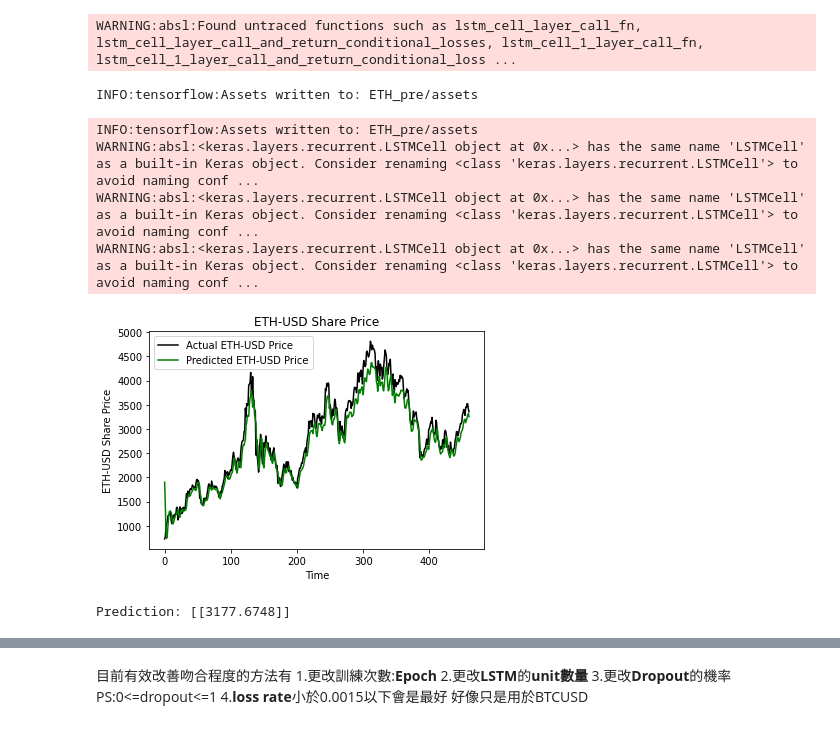
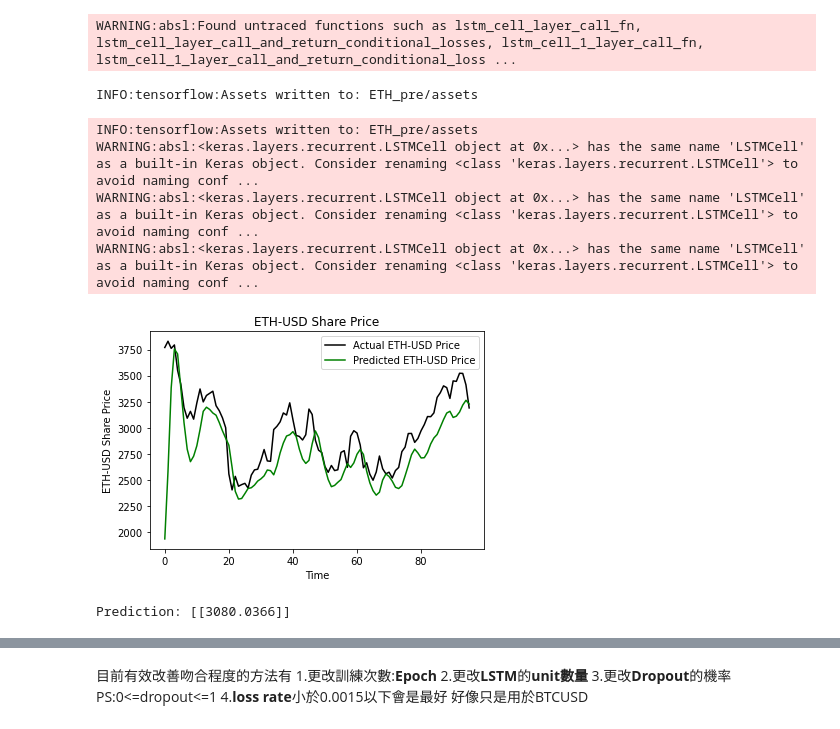
Before and after one commit to hibana2077/AI-stock-crypto-prediction, a Jupyter notebook: LSTM_Sample.ipynb, the cells around one changed output, grey strips where cells are left out. Cells and saved outputs as stored; diff of their text form; code cells hidden in the pictures.

```diff
--- a/LSTM_Sample.ipynb
+++ b/LSTM_Sample.ipynb
@@ -86,7 +86,7 @@ from tensorflow.keras.layers import Dense, Dropout, LSTM
 company = 'ETH-USD'
 
 start = dt.datetime(2016, 1, 1)
-end = dt.datetime(2021, 3, 31)
+end = dt.datetime(2021, 4, 6)
 
 data = web.DataReader(company, 'yahoo', start, end)
 
@@ -127,7 +127,7 @@ model.save('ETH_pre')
 '''Test the model accuracy on existing data'''
 
 #Load Test Data
-test_start=dt.datetime(2021, 1, 1)
+test_start=dt.datetime(2022, 1, 1)
 test_end=dt.datetime.now()
 
 test_data = web.DataReader(company, 'yahoo', test_start, test_end)
@@ -190,11 +190,11 @@ Epoch 30/30
 WARNING:absl:Found untraced functions such as lstm_cell_layer_call_fn, lstm_cell_layer_call_and_return_conditional_losses, lstm_cell_1_layer_call_fn, lstm_cell_1_layer_call_and_return_conditional_loss ...
 INFO:tensorflow:Assets written to: ETH_pre/assets
 INFO:tensorflow:Assets written to: ETH_pre/assets
 WARNING:absl:<keras.layers.recurrent.LSTMCell object at 0x...> has the same name 'LSTMCell' as a built-in Keras object. Consider renaming <class 'keras.layers.recurrent.LSTMCell'> to avoid naming conf ...
 WARNING:absl:<keras.layers.recurrent.LSTMCell object at 0x...> has the same name 'LSTMCell' as a built-in Keras object. Consider renaming <class 'keras.layers.recurrent.LSTMCell'> to avoid naming conf ...
 WARNING:absl:<keras.layers.recurrent.LSTMCell object at 0x...> has the same name 'LSTMCell' as a built-in Keras object. Consider renaming <class 'keras.layers.recurrent.LSTMCell'> to avoid naming conf ...
-[figure, old version]
+[figure, new version]
-Prediction: [[3177.6748]]
+Prediction: [[3080.0366]]
 # %%
 gpu_info = !nvidia-smi
 gpu_info = '\n'.join(gpu_info)
```
Also changed, not shown: parts of 7 cells of this notebook.
